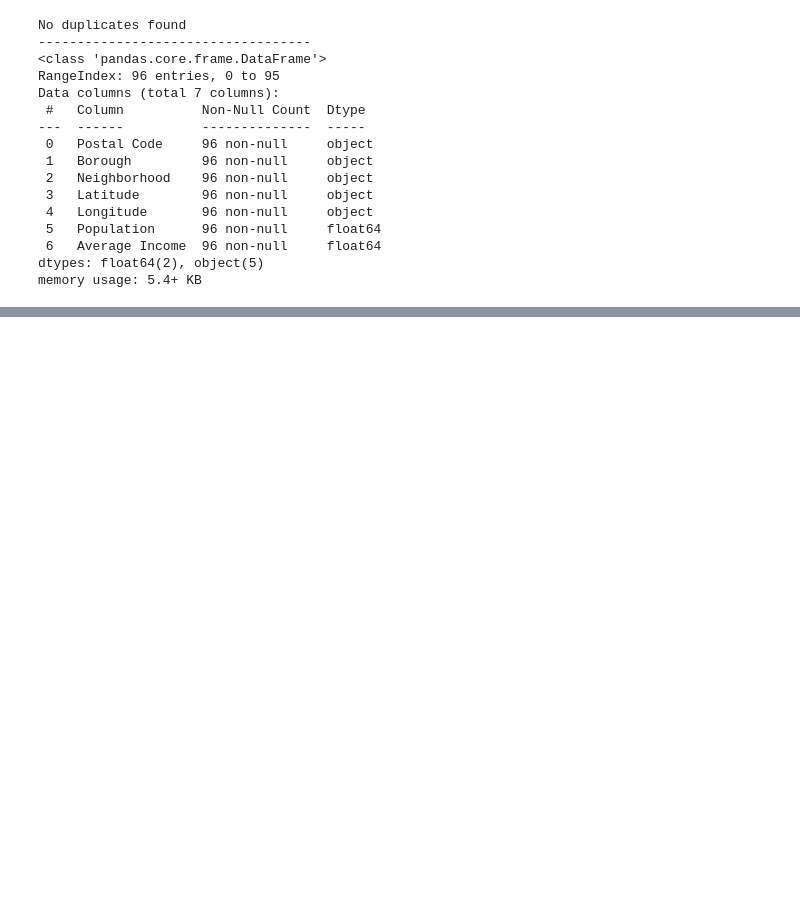
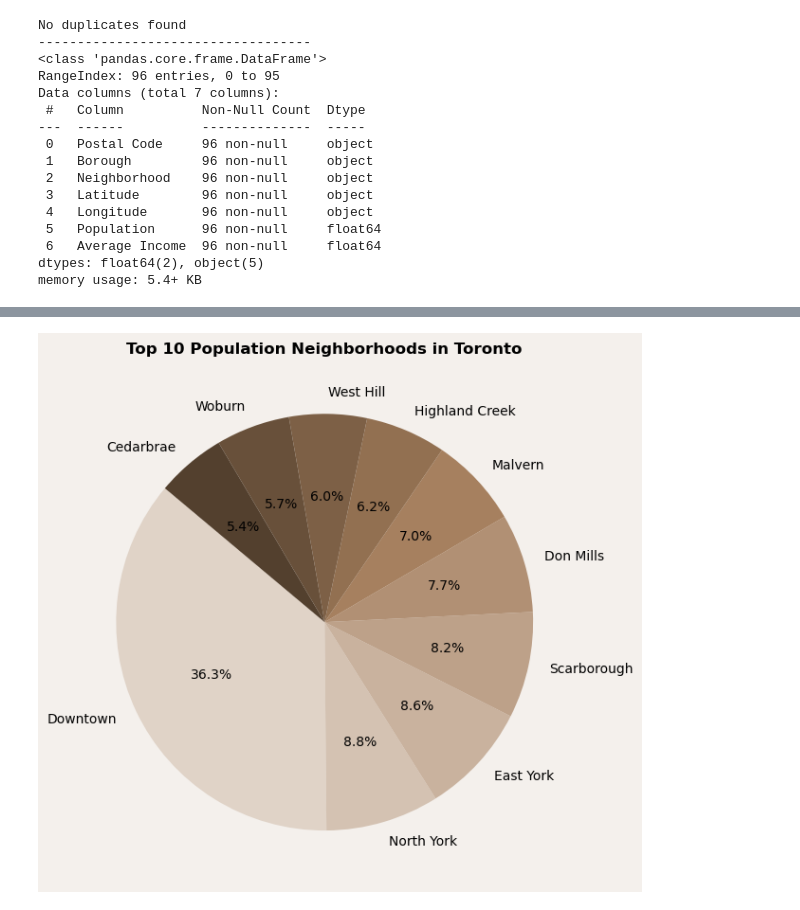
Before and after one commit to Dhruvi267/Market_segment, a Jupyter notebook: market-segmentationV3.ipynb, the cells around one changed output, grey strips where cells are left out. Drawn from its saved outputs; the diff is of its cells as text; code cells hidden in the pictures; blank space fills up the shorter version.

```diff
--- a/market-segmentationV3.ipynb
+++ b/market-segmentationV3.ipynb
@@ -412,6 +412,32 @@ for lat, lng, borough, neighborhood in zip(toronto_data['Latitude'], toronto_dat
 map_toronto
 # %% [output]
 [interactive output not drawn]
+# %%
+# Select the top 10 neighborhoods by population
+toronto_income_p = toronto_data[['Postal Code', 'Neighborhood', 'Population']]
+sorted_toronto_income_p = toronto_income_p.sort_values(by='Population', ascending=False)
+t10_sorted_toronto_income_p = sorted_toronto_income_p.head(10)
+
+# Applying coffee theme colors
+colors = ['#E0D3C7', '#D4C2B2', '#C9B29E', '#BDA189', '#B19074', '#A6805F', '#927051', '#7D6046', '#68503A', '#53402E']
+
+# Create a pie chart
+fig, ax = plt.subplots(figsize=(10, 6))
+fig.patch.set_facecolor('#F4F0EC')  # Set the background color
+plt.pie(t10_sorted_toronto_income_p['Population'],
+        labels=t10_sorted_toronto_income_p['Neighborhood'],
+        colors=colors[:len(t10_sorted_toronto_income_p)],
+        autopct='%1.1f%%',  # Show percentages
+        startangle=140)  # Start angle for the pie chart
+
+# Add a title
+plt.title('Top 10 Population Neighborhoods in Toronto', fontsize=12, fontweight='bold')
+
+# Show the plot
+plt.tight_layout()
+plt.show()
+# %% [output]
+[figure, added]
 # %%
 # Plot the top income postal codes/Neighborhoods.
 toronto_income_p = toronto_population_income[['Postal Code', 'Neighborhood','Average Income']]
```
Also changed, not shown: parts of 2 cells of this notebook, 1 other file.
